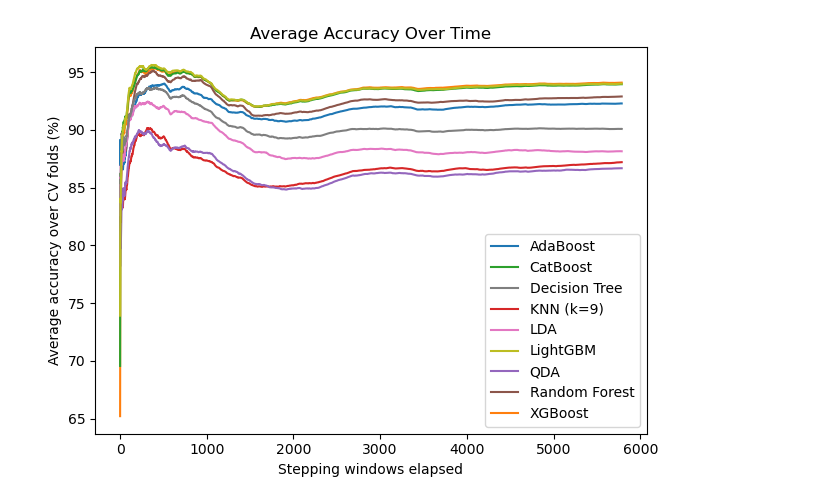
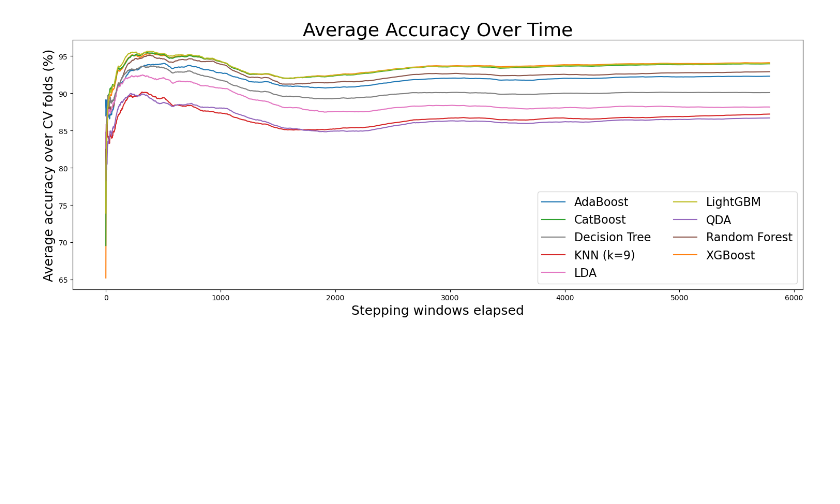
Before and after one commit to SVSM-AFib/2022-svsm-afib-group1, a Jupyter notebook: models/jshs/score_loader.ipynb, the cells around one changed output. Cells and saved outputs as stored; diff of their text form; code cells hidden in the pictures; blank space fills up the shorter version.

Commit message:
some plots

```diff
--- a/models/jshs/score_loader.ipynb
+++ b/models/jshs/score_loader.ipynb
@@ -122,18 +123,25 @@ for key in results:
 with open(f'moving_accs.pickle', 'wb') as handle:
     pickle.dump(moving_accs, handle, protocol=pickle.HIGHEST_PROTOCOL)
 # %%
-#with open(f'moving_accs.pickle', 'rb') as handle:
-#    moving_accs = pickle.load(handle)
+with open(f'moving_accs.pickle', 'rb') as handle:
+    moving_accs = pickle.load(handle)
 # %%
-for classifier in moving_accs:
+fig, ax = plt.subplots()
+fig.set_figwidth(15)
+fig.set_figheight(6)
+fig.patch.set_alpha(0)
+
+for classifier in tqdm(moving_accs):
     avg_list = [sum(sub_list) * 100 / len(sub_list) for sub_list in zip(*moving_accs[classifier])]
-    plt.plot(avg_list, label = classifier)
-    plt.title("Average Accuracy Over Time")
-    plt.ylabel("Average accuracy over CV folds (%)")
-    plt.xlabel("Stepping windows elapsed")
-    handles, labels = plt.gca().get_legend_handles_labels()
-    labels, handles = zip(*sorted(zip(labels, handles), key=lambda t: t[0]))
-    plt.legend(handles, labels)
-    plt.tight_layout()
+    ax.plot(avg_list, label = classifier)
+
+ax.set_title("Average Accuracy Over Time", fontsize=26)
+ax.set_ylabel("Average accuracy over CV folds (%)", fontsize=18)
+ax.set_xlabel("Stepping windows elapsed", fontsize=18)
+handles, labels = ax.get_legend_handles_labels()
+labels, handles = zip(*sorted(zip(labels, handles), key=lambda t: t[0]))
+ax.legend(handles, labels, ncol=2, fontsize=16)
+fig.set_tight_layout(True)
+fig.savefig("moving_acc_plot.png", facecolor=fig.get_facecolor())
 # %% [output]
-[figure, old version]
+[figure, new version]
```
Also changed, not shown: parts of 1 cell of this notebook, 2 other files.
